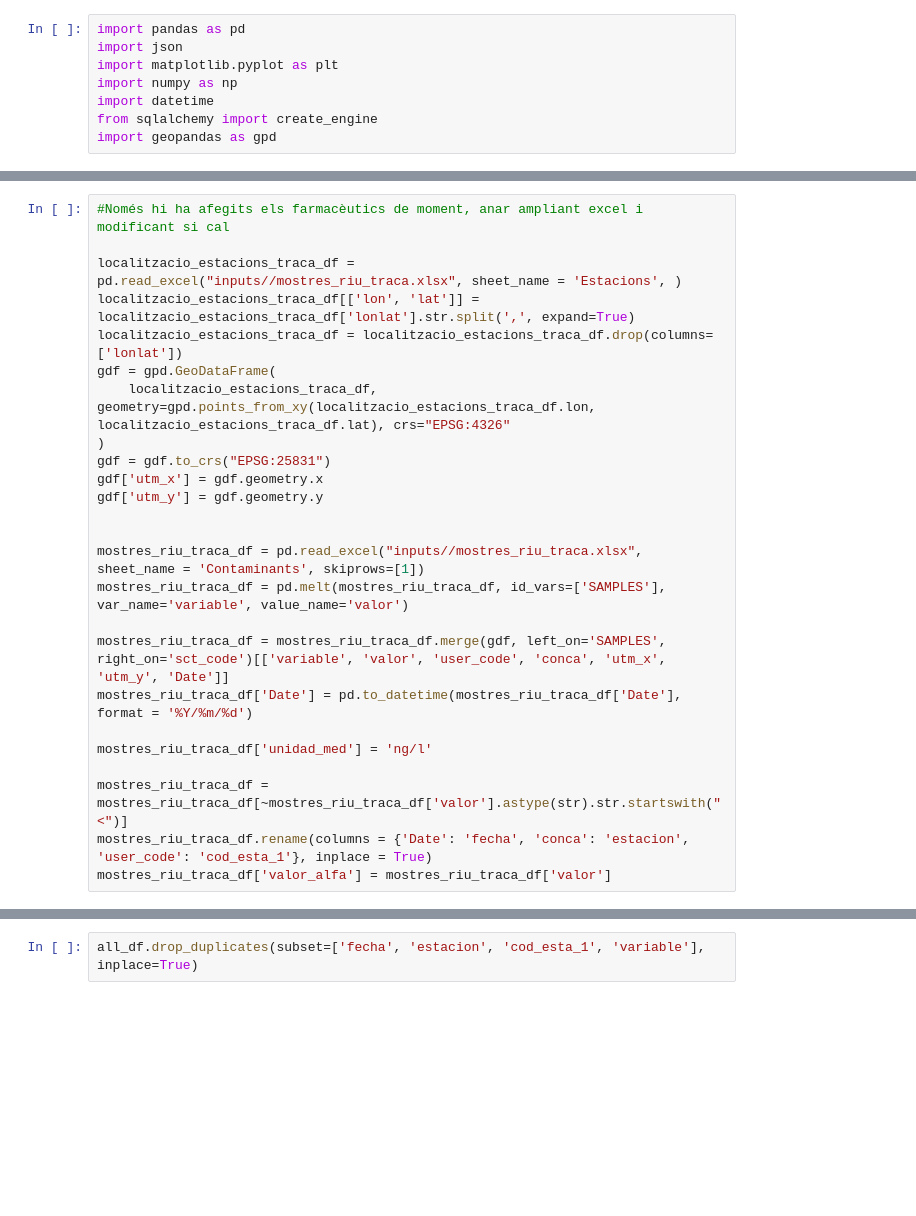
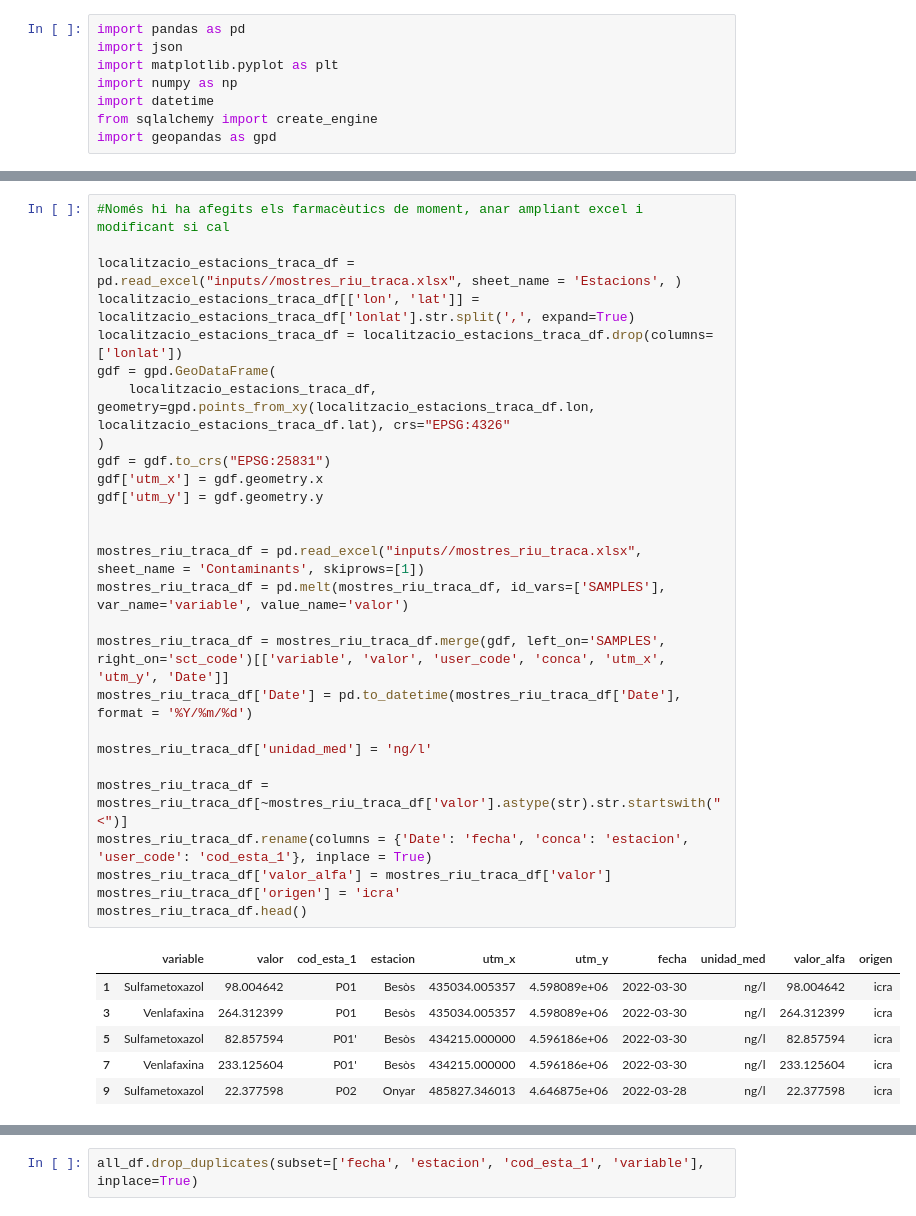
Before and after one commit to icra/traca, a Jupyter notebook: inputs compound generator/scripts/actualitzar_mostres_riu.ipynb, the cells around one changed output, grey strips where cells are left out. Saved outputs shown, nothing was run; the diff lists cells and outputs as text; blank space fills up the shorter version.

```diff
--- a/inputs compound generator/scripts/actualitzar_mostres_riu.ipynb
+++ b/inputs compound generator/scripts/actualitzar_mostres_riu.ipynb
@@ -133,28 +135,37 @@ extraccio_tot_df.head()
 # %%
 #Només hi ha afegits els farmacèutics de moment, anar ampliant excel i modificant si cal
 
 localitzacio_estacions_traca_df = pd.read_excel("inputs//mostres_riu_traca.xlsx", sheet_name = 'Estacions', )
 localitzacio_estacions_traca_df[['lon', 'lat']] = localitzacio_estacions_traca_df['lonlat'].str.split(',', expand=True)
 localitzacio_estacions_traca_df = localitzacio_estacions_traca_df.drop(columns=['lonlat'])
 gdf = gpd.GeoDataFrame(
     localitzacio_estacions_traca_df, geometry=gpd.points_from_xy(localitzacio_estacions_traca_df.lon, localitzacio_estacions_traca_df.lat), crs="EPSG:4326"
 )
 gdf = gdf.to_crs("EPSG:25831")
 gdf['utm_x'] = gdf.geometry.x
 gdf['utm_y'] = gdf.geometry.y
 
 
 mostres_riu_traca_df = pd.read_excel("inputs//mostres_riu_traca.xlsx", sheet_name = 'Contaminants', skiprows=[1])
 mostres_riu_traca_df = pd.melt(mostres_riu_traca_df, id_vars=['SAMPLES'], var_name='variable', value_name='valor')
 
 mostres_riu_traca_df = mostres_riu_traca_df.merge(gdf, left_on='SAMPLES', right_on='sct_code')[['variable', 'valor', 'user_code', 'conca', 'utm_x', 'utm_y', 'Date']]
 mostres_riu_traca_df['Date'] = pd.to_datetime(mostres_riu_traca_df['Date'], format = '%Y/%m/%d')
 
 mostres_riu_traca_df['unidad_med'] = 'ng/l'
 
 mostres_riu_traca_df = mostres_riu_traca_df[~mostres_riu_traca_df['valor'].astype(str).str.startswith("<")]
 mostres_riu_traca_df.rename(columns = {'Date': 'fecha', 'conca': 'estacion', 'user_code': 'cod_esta_1'}, inplace = True)
 mostres_riu_traca_df['valor_alfa'] = mostres_riu_traca_df['valor']
+mostres_riu_traca_df['origen'] = 'icra'
+mostres_riu_traca_df.head()
+# %% [output]
+|  | variable | valor | cod_esta_1 | estacion | utm_x | utm_y | fecha | unidad_med | valor_alfa | origen |
+| 1 | Sulfametoxazol | 98.004642 | P01 | Besòs | 435034.005357 | 4.598089e+06 | 2022-03-30 | ng/l | 98.004642 | icra |
+| 3 | Venlafaxina | 264.312399 | P01 | Besòs | 435034.005357 | 4.598089e+06 | 2022-03-30 | ng/l | 264.312399 | icra |
+| 5 | Sulfametoxazol | 82.857594 | P01' | Besòs | 434215.000000 | 4.596186e+06 | 2022-03-30 | ng/l | 82.857594 | icra |
+| 7 | Venlafaxina | 233.125604 | P01' | Besòs | 434215.000000 | 4.596186e+06 | 2022-03-30 | ng/l | 233.125604 | icra |
+| 9 | Sulfametoxazol | 22.377598 | P02 | Onyar | 485827.346013 | 4.646875e+06 | 2022-03-28 | ng/l | 22.377598 | icra |
 # %%
 #append all dataframes by column
 
```
Also changed, not shown: parts of 9 cells of this notebook, 5 other files.
